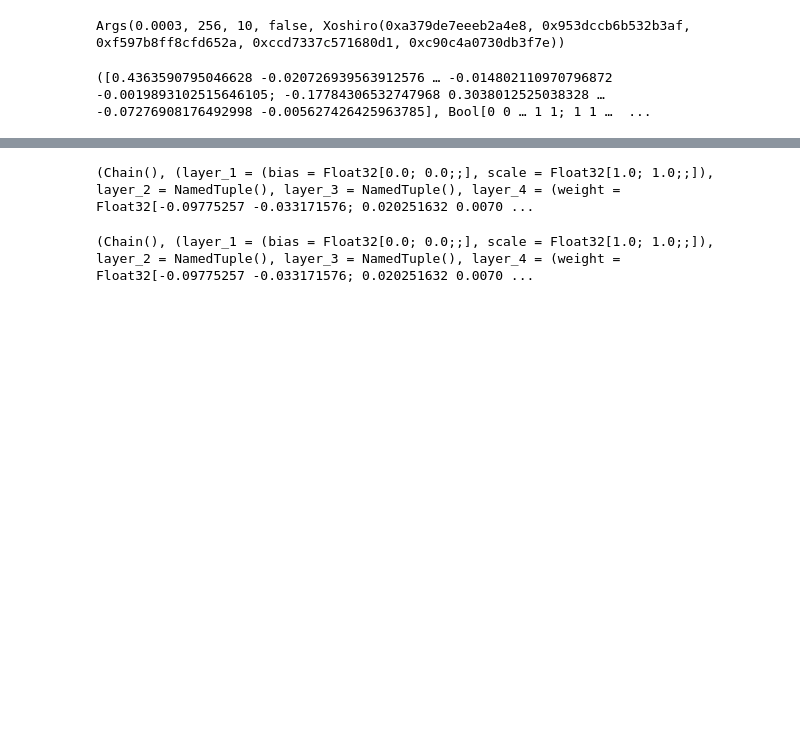
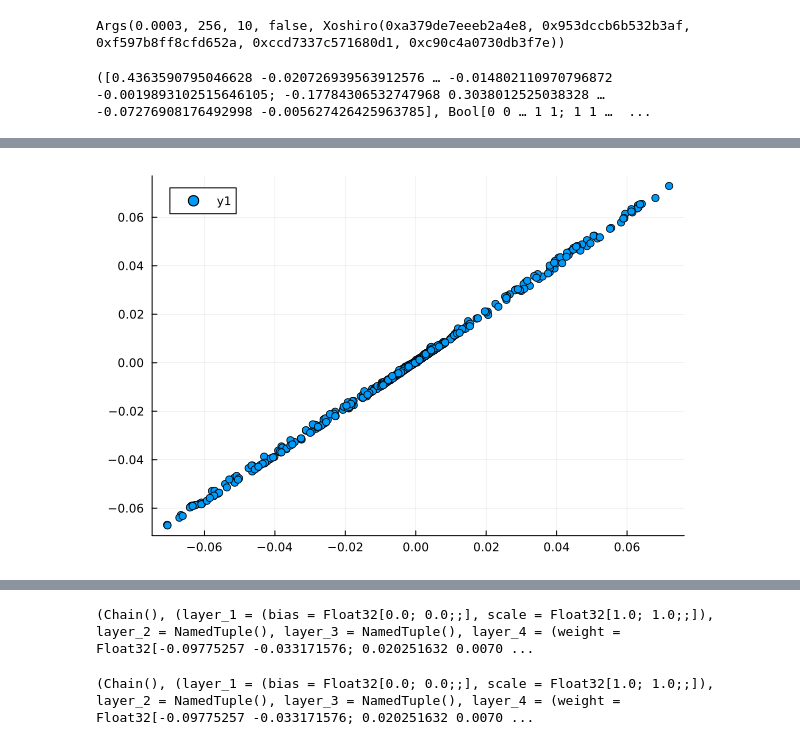
Before and after one commit to wilkieolin/PhasorNetworks.jl, a Jupyter notebook: demos/network.ipynb, the cells around one changed output, grey strips where cells are left out. Drawn from its saved outputs; the diff is of its cells as text; code cells hidden in the pictures; blank space fills up the shorter version.

```diff
--- a/demos/network.ipynb
+++ b/demos/network.ipynb
@@ -138,0 +114,2 @@ x, y = first(train_loader)
+# %%
+y, _ = model(x, ps, st)
@@ -138,0 +147,4 @@ x, y = first(train_loader)
+# %%
+scatter(vec(y), vec(p_spk[5,:,:]))
+# %% [output]
+[figure, added]
```
Also changed, not shown: parts of 40 cells of this notebook, 2 other files.
